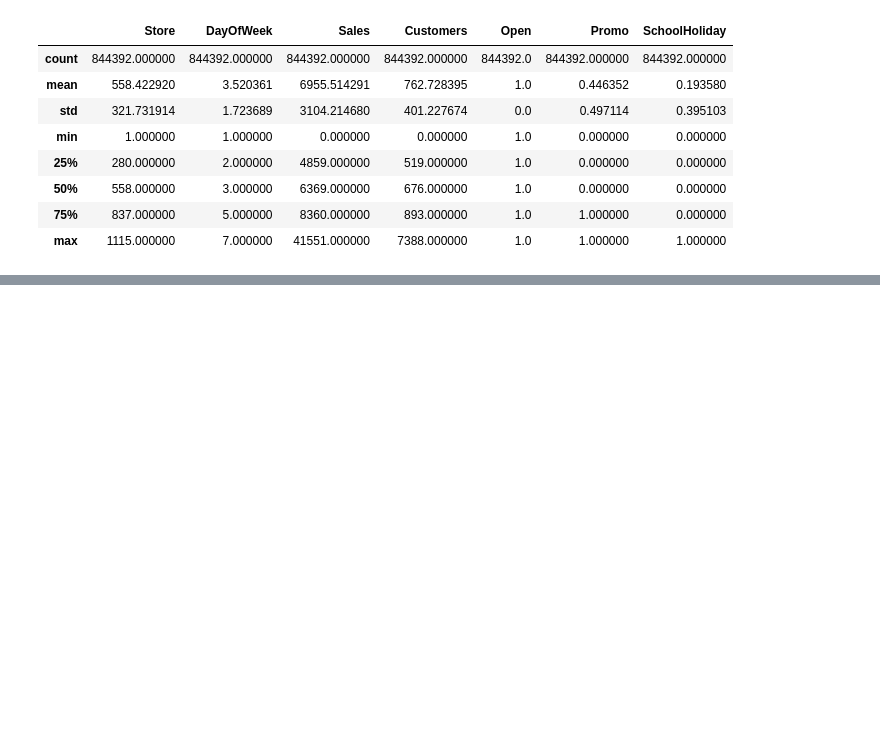
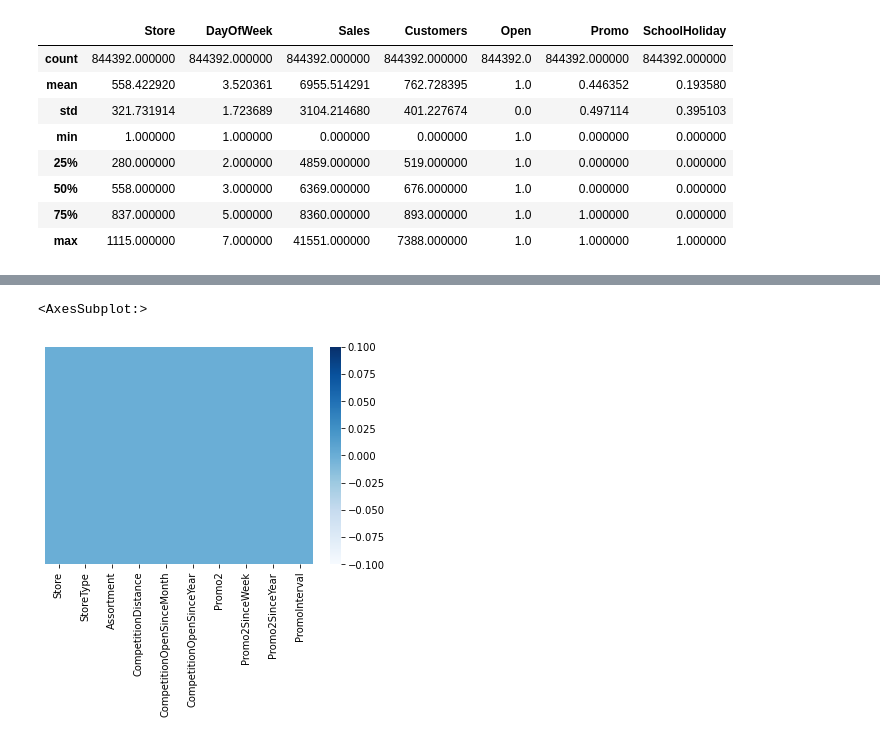
Before and after one commit to prakharsingh97/Sales-Department, a Jupyter notebook: code.ipynb, the cells around one changed output, grey strips where cells are left out. Drawn from its saved outputs; the diff is of its cells as text; code cells hidden in the pictures; blank space fills up the shorter version.

```diff
--- a/code.ipynb
+++ b/code.ipynb
@@ -181,0 +278,7 @@ df1.describe()
+# %%
+#so it can be inferred that 0 or no value in Promo2 leads to missing values in Promo2SinceWeek Promo2SinceYear PromoInterval
+df2.fillna(0,inplace = True)
+sns.heatmap(df2.isna() , yticklabels =  False , cmap = 'Blues')
+# %% [output]
+<AxesSubplot:>
+[figure, added]
```
Also changed, not shown: parts of 20 cells of this notebook.
